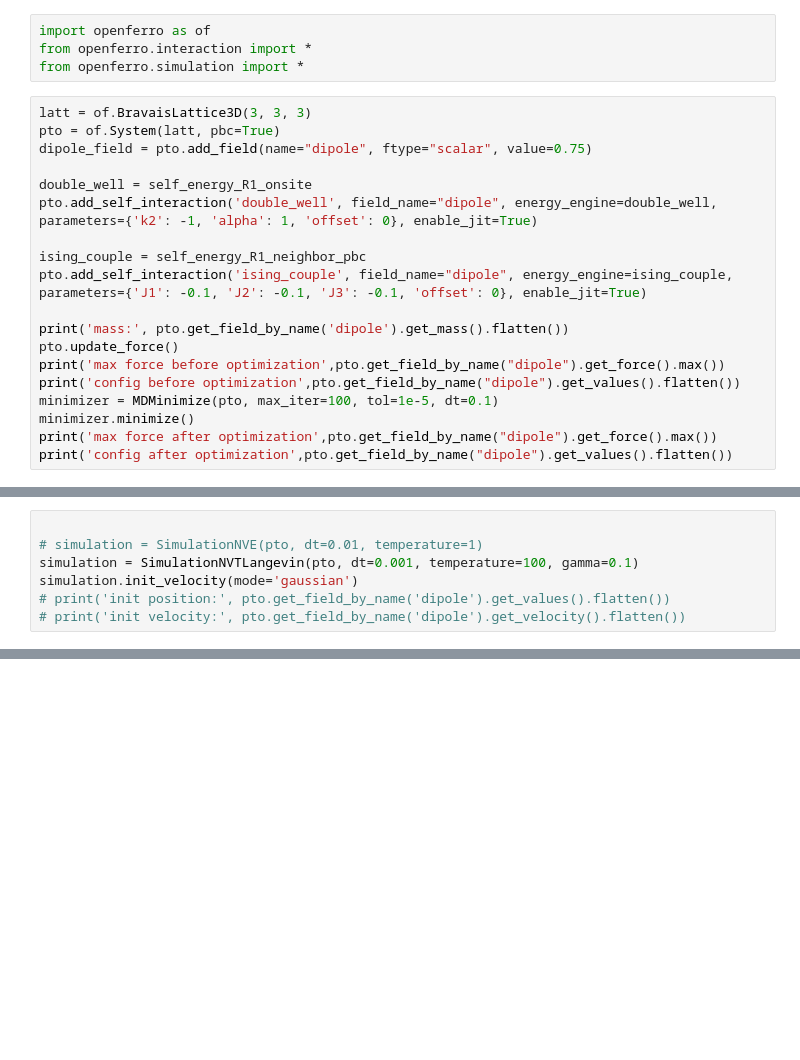
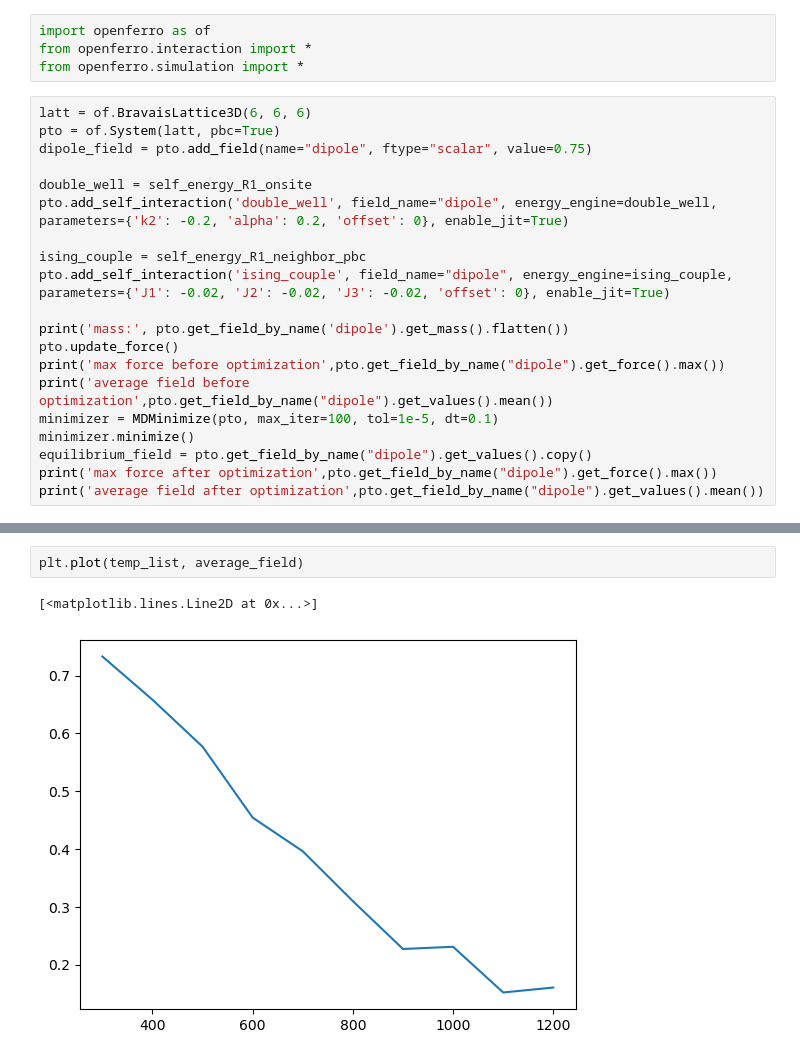
Before and after one commit to salinelake/OpenFerro, a Jupyter notebook: examples/test.ipynb, the cells around one changed output, grey strips where cells are left out. Cells and saved outputs as stored; diff of their text form; blank space fills up the shorter version.

```diff
--- a/examples/test.ipynb
+++ b/examples/test.ipynb
@@ -3,23 +3,24 @@ import openferro as of
 from openferro.interaction import *
 from openferro.simulation import *
 # %%
-latt = of.BravaisLattice3D(3, 3, 3)
+latt = of.BravaisLattice3D(6, 6, 6)
 pto = of.System(latt, pbc=True)
 dipole_field = pto.add_field(name="dipole", ftype="scalar", value=0.75)
 
 double_well = self_energy_R1_onsite
-pto.add_self_interaction('double_well', field_name="dipole", energy_engine=double_well, parameters={'k2': -1, 'alpha': 1, 'offset': 0}, enable_jit=True)
+pto.add_self_interaction('double_well', field_name="dipole", energy_engine=double_well, parameters={'k2': -0.2, 'alpha': 0.2, 'offset': 0}, enable_jit=True)
 
 ising_couple = self_energy_R1_neighbor_pbc
-pto.add_self_interaction('ising_couple', field_name="dipole", energy_engine=ising_couple, parameters={'J1': -0.1, 'J2': -0.1, 'J3': -0.1, 'offset': 0}, enable_jit=True)
+pto.add_self_interaction('ising_couple', field_name="dipole", energy_engine=ising_couple, parameters={'J1': -0.02, 'J2': -0.02, 'J3': -0.02, 'offset': 0}, enable_jit=True)
 
 print('mass:', pto.get_field_by_name('dipole').get_mass().flatten())
 pto.update_force()
 print('max force before optimization',pto.get_field_by_name("dipole").get_force().max())
-print('config before optimization',pto.get_field_by_name("dipole").get_values().flatten())
+print('average field before optimization',pto.get_field_by_name("dipole").get_values().mean())
 minimizer = MDMinimize(pto, max_iter=100, tol=1e-5, dt=0.1)
 minimizer.minimize()
+equilibrium_field = pto.get_field_by_name("dipole").get_values().copy()
 print('max force after optimization',pto.get_field_by_name("dipole").get_force().max())
-print('config after optimization',pto.get_field_by_name("dipole").get_values().flatten())
+print('average field after optimization',pto.get_field_by_name("dipole").get_values().mean())
 # %% [output]
 mass: [1. 1. 1. 1. 1. 1. 1. 1. 1. 1. 1. 1. 1. 1. 1. 1. 1. 1. 1. 1. 1. 1. 1. 1.
@@ -45,8 +39 @@ config after optimization [0.80622524 0.80622524 0.80622524 0.80622524 0.8062252
-# %%
-
-# simulation = SimulationNVE(pto, dt=0.01, temperature=1)
-simulation = SimulationNVTLangevin(pto, dt=0.001, temperature=100, gamma=0.1)
-simulation.init_velocity(mode='gaussian')
-# print('init position:', pto.get_field_by_name('dipole').get_values().flatten())
-# print('init velocity:', pto.get_field_by_name('dipole').get_velocity().flatten())
 # %%
@@ -85,0 +87,5 @@ average field: 0.7970208
+# %%
+plt.plot(temp_list, average_field)
+# %% [output]
+[<matplotlib.lines.Line2D at 0x...>]
+[figure, added]
```
Also changed, not shown: parts of 3 cells of this notebook.
